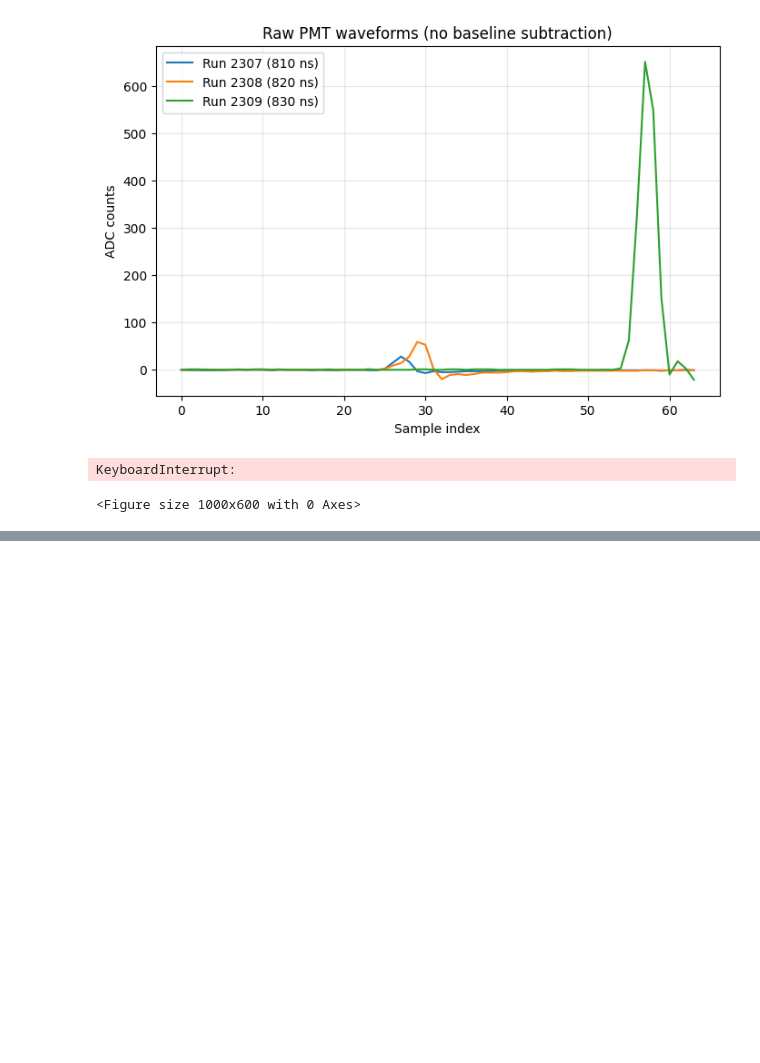
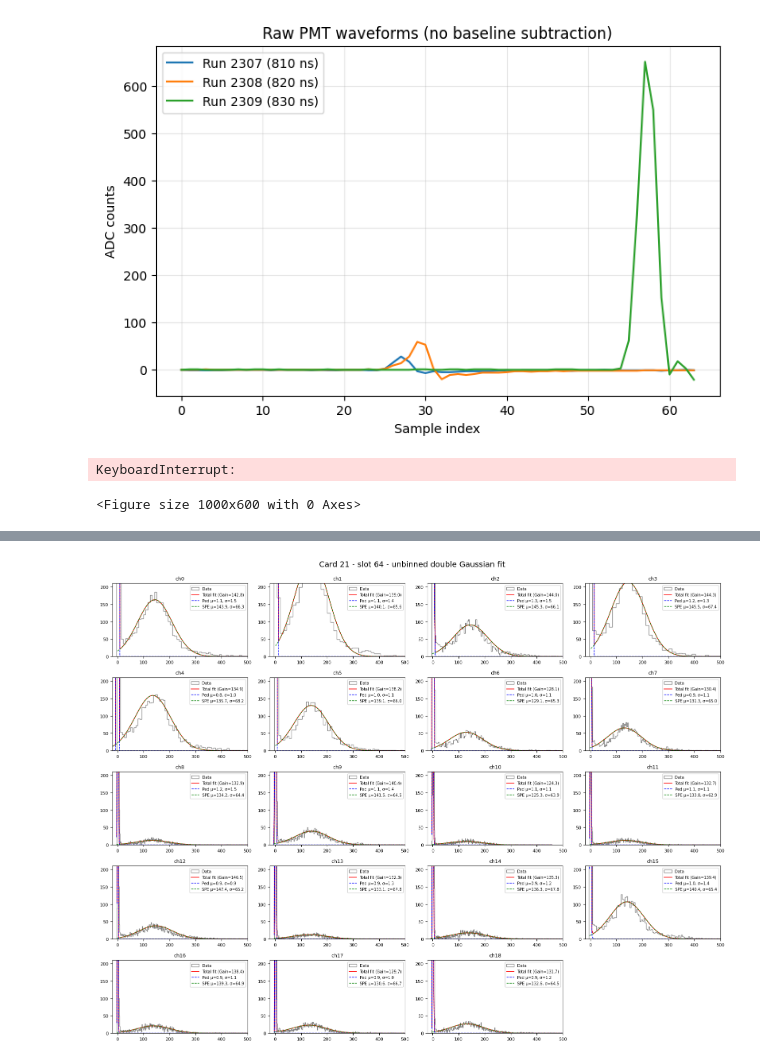
Before and after one commit to elenaramos44/WCTE_MC-Data_Validation_with_GAIN_Calibration, a Jupyter notebook: CALIBRATION.ipynb, the cells around one changed output, grey strips where cells are left out. Saved outputs shown, nothing was run; the diff lists cells and outputs as text; code cells hidden in the pictures; blank space fills up the shorter version.

```diff
--- a/CALIBRATION.ipynb
+++ b/CALIBRATION.ipynb
@@ -1968,0 +2196,66 @@ Pedestal N = 4728, SPE N = 2436
+# %%
+import os
+import numpy as np
+import matplotlib.pyplot as plt
+from scipy.stats import norm
+
+# ---------------------------------------------------------
+#  MAIN LOOP over 19 channels using seeds from separate fits
+# ---------------------------------------------------------
+fig, axes = plt.subplots(5, 4, figsize=(16, 12))
+axes = axes.flatten()
+
+
+for channel_id in range(19):
+    pmt_label = f"card{card_id}_slot{slot_id}_ch{channel_id}"
+    npz_path = os.path.join(signal_dir, pmt_label + ".npz")
+    if not os.path.exists(npz_path):
+        print(f"Missing file: {npz_path}")
+        continue
+
+    # Load waveforms
+    signal_waveforms = load_waveforms(npz_path)
+    all_peaks = [do_pulse_finding(wf) for wf in signal_waveforms]
+
+    charges = []
+    for wf, peaks in zip(signal_waveforms, all_peaks):
+        peak_sample = peaks[0] if len(peaks) > 0 else np.argmax(wf)
+        q = charge_calculation_mPMT_method(wf, peak_sample)
+        charges.append(q)
+    charges = np.array(charges)
+
+    # 1️⃣ Run separate Gaussian fits
+    res_sep = fit_pedestal_and_spe(charges, label=pmt_label, plot=False)
+
+    # 2️⃣ Run unbinned double Gaussian fit using seeds from separate fits
+    fit_dg = fit_double_gauss_unbinned_from_separate(charges, res_sep, n_starts=40, pmt_label=pmt_label)
+
+    # --- Plot on subplot ---
+    ax = axes[channel_id]
+    bins = np.linspace(charges.min(), charges.max(), 500)
+    bc = 0.5*(bins[1:] + bins[:-1])
+    bw = bins[1] - bins[0]
+
+    pdf_ped = fit_dg["w"] * norm.pdf(bc, fit_dg["mu1"], fit_dg["sigma1"])
+    pdf_spe = (1 - fit_dg["w"]) * norm.pdf(bc, fit_dg["mu2"], fit_dg["sigma2"])
+    pdf_total = (pdf_ped + pdf_spe) * len(charges) * bw
+
+    ax.hist(charges, bins=bins, histtype='step', color='gray', lw=1, label='Data')
+    ax.plot(bc, pdf_total, 'r-', lw=1.2, label=f'Total fit (Gain={fit_dg["gain"]:.1f})')
+    ax.plot(bc, pdf_ped * len(charges) * bw, 'b--', lw=1, label=f'Ped μ={fit_dg["mu1"]:.1f}, σ={fit_dg["sigma1"]:.1f}')
+    ax.plot(bc, pdf_spe * len(charges) * bw, 'g--', lw=1, label=f'SPE μ={fit_dg["mu2"]:.1f}, σ={fit_dg["sigma2"]:.1f}')
+
+    ax.set_title(f"ch{channel_id}", fontsize=9)
+    ax.set_xlim(-20, 500)
+    ax.set_ylim(0, 210)
+    ax.tick_params(labelsize=8)
+    ax.legend(fontsize=7)
+
+# Hide unused subplots
+for ax in axes[19:]:
+    ax.axis('off')
+
+plt.tight_layout()
+plt.suptitle(f"Card {card_id} - slot {slot_id} - unbinned double Gaussian fit", fontsize=14, y=1.02)
+plt.show()
+# %% [output]
@@ -1968,0 +2279 @@ Pedestal N = 4728, SPE N = 2436
+[figure, added]
```
Also changed, not shown: parts of 21 cells of this notebook, 1 other file.
